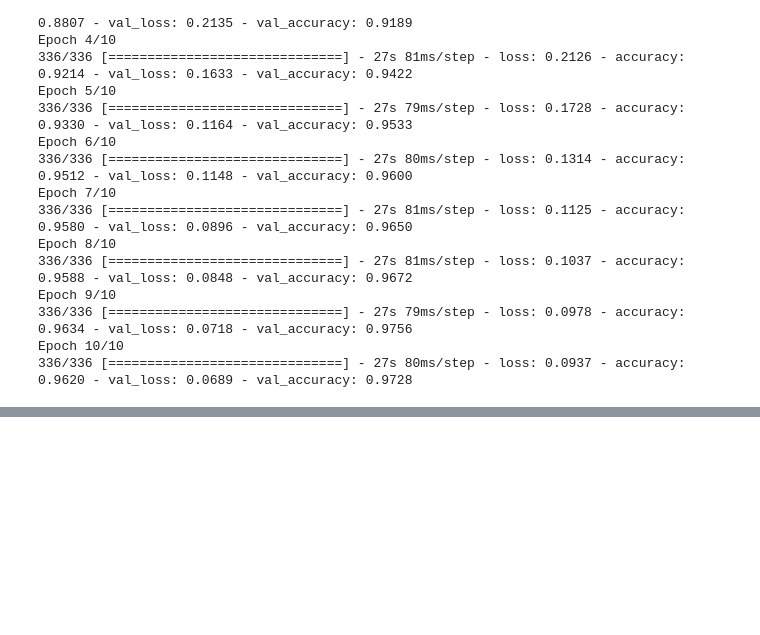
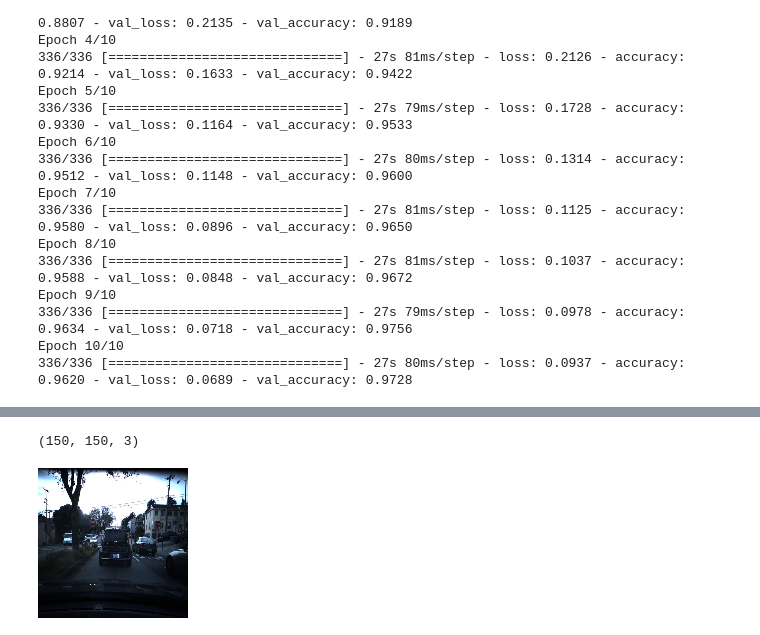
Before and after one commit to lukaspetersson/-comma-speed-challenge, a Jupyter notebook: 1-classify-frames/Train-v2.ipynb, the cells around one changed output, grey strips where cells are left out. Cells and saved outputs as stored; diff of their text form; code cells hidden in the pictures; blank space fills up the shorter version.

```diff
--- a/1-classify-frames/Train-v2.ipynb
+++ b/1-classify-frames/Train-v2.ipynb
@@ -280,0 +286,12 @@ Epoch 10/10
+# %%
+test_images_array = [img_to_array(load_img("C:/Users/Lukas/Desktop/commaai-speed-challenge/data/frames/"+img, target_size=IMG_DIM)) for img in test_images_all]
+test_images_array = np.array(test_images_array)
+
+test_imgs_scaled = test_images_array.astype('float32')
+test_imgs_scaled /= 255
+
+print(test_images_array[0].shape)
+array_to_img(test_images_array[0])
+# %% [output]
+(150, 150, 3)
+[figure, added]
```
Also changed, not shown: parts of 9 cells of this notebook, 3 other files.
